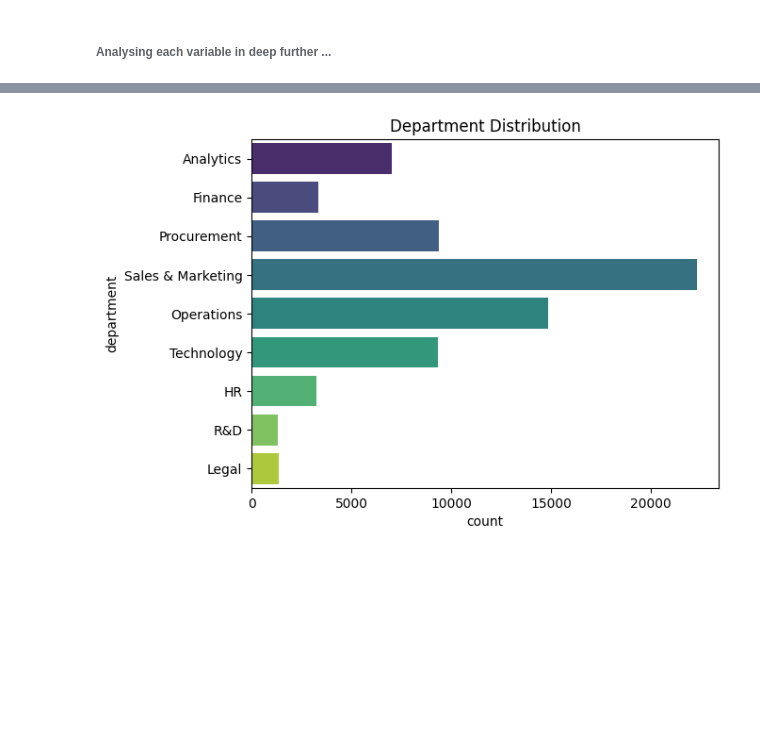
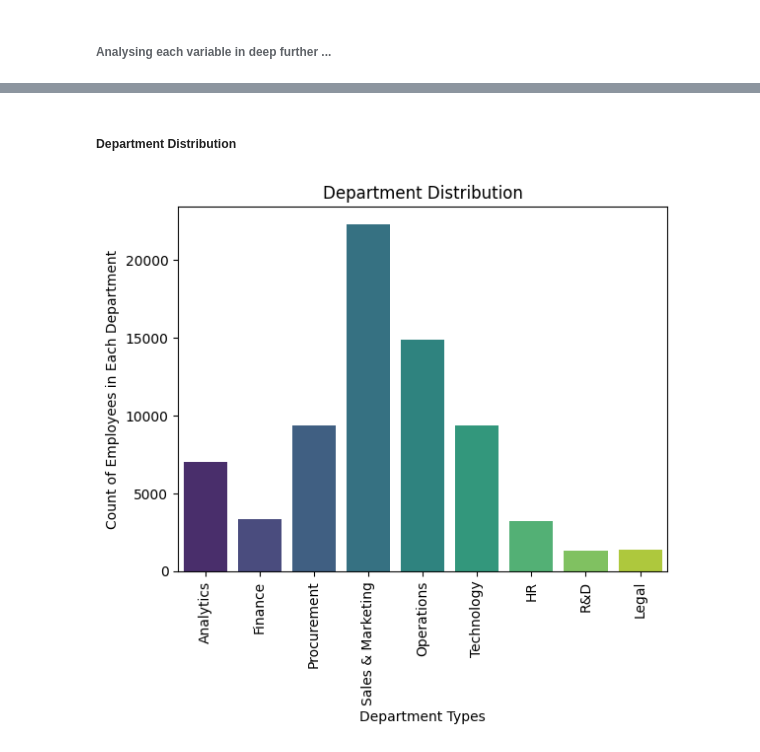
Before and after one commit to SanjanaMahapatra/HR_Analytics_Prediction_Models, a Jupyter notebook: Objective_5/model.ipynb, the cells around one changed output, grey strips where cells are left out. Cells and saved outputs as stored; diff of their text form; code cells hidden in the pictures; blank space fills up the shorter version.

```diff
--- a/Objective_5/model.ipynb
+++ b/Objective_5/model.ipynb
@@ -387,8 +409,12 @@ plt.show()
+# %% [markdown]
+##### Department Distribution
 # %%
 ## department distribution
-
-sns.countplot(y=concatenated_dataset['department'], palette='viridis')
+sns.countplot(x = "department" , data=concatenated_dataset, palette='viridis')
 plt.title("Department Distribution")
+plt.xlabel("Department Types")
+plt.ylabel("Count of Employees in Each Department")
+plt.xticks(rotation=90)
 plt.show()
 # %% [output]
-[figure, old version]
+[figure, new version]
```
Also changed, not shown: parts of 94 cells of this notebook.
